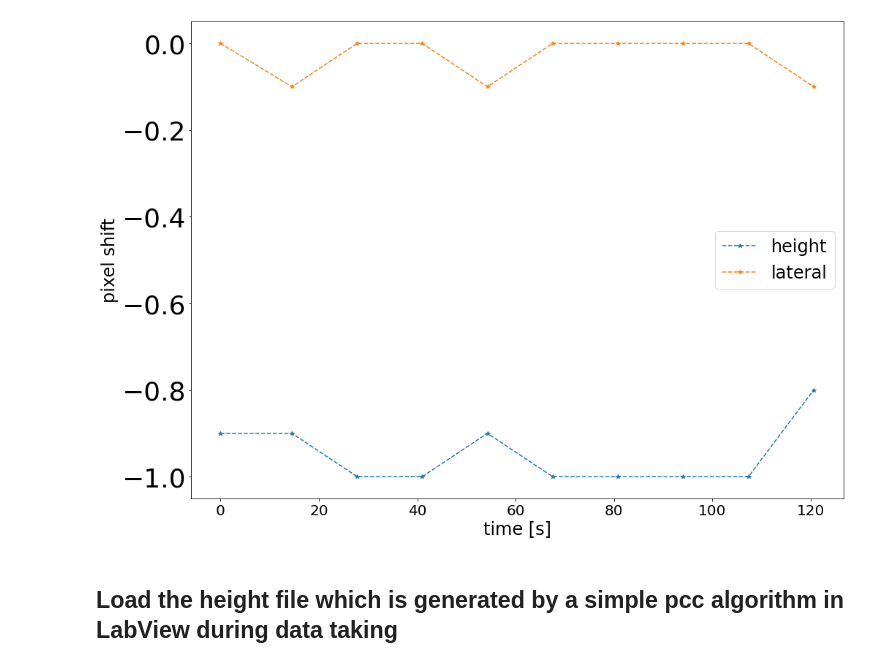
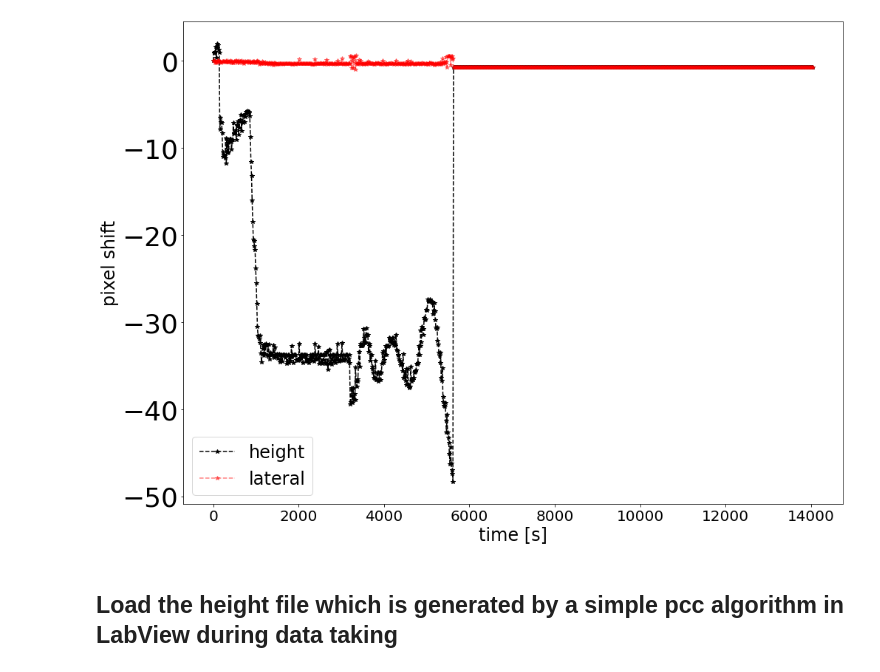
Before and after one commit to stanfordbeads/New_trap_code, a Jupyter notebook: Scripts/General_Height_Analysis_20210209.ipynb, the cells around one changed output. Cells and saved outputs as stored; diff of their text form; code cells hidden in the pictures.

```diff
--- a/Scripts/General_Height_Analysis_20210209.ipynb
+++ b/Scripts/General_Height_Analysis_20210209.ipynb
@@ -7,31 +7,31 @@ plt.rcParams['xtick.labelsize'] = "small"
 plt.rcParams['ytick.labelsize'] = 36
 # %%
 # just select the path
-dir_path = "/home/data_transfer/slowcontrol_data/ImageData/HeightData/20220509/Bead1/run/"
+dir_path = "/home/data_transfer/slowcontrol_data/ImageData/HeightData/20221018/20221018/run/"
 heightFromTxt=np.load(dir_path+"height_info.npy")
 lateralFromTxt=np.load(dir_path+"lateral_info.npy")
 timeFromTxt=np.load(dir_path+"time_info.npy")
 # %%
 # pandas data frame (not really necessary here but doesn't hurt either)
 
 df_new = pd.DataFrame()
 df_new["Height"]=heightFromTxt
 df_new["Lateral"]=lateralFromTxt
 
 df_new["Time"]=(timeFromTxt-timeFromTxt[0])
 # plot
 # span can be used to average the files
-plt.plot(df_new["Time"],df_new.Height.ewm(span=1,adjust=True).mean(),label="height",linestyle="dashed",marker="*")
-plt.plot(df_new["Time"],df_new.Lateral.ewm(span=1,adjust=True).mean(),label="lateral",linestyle="dashed",marker="*")
+plt.plot(df_new["Time"],df_new.Height.ewm(span=1,adjust=True).mean(),label="height",linestyle="dashed",marker="*",c="black")
+plt.plot(df_new["Time"],df_new.Lateral.ewm(span=1,adjust=True).mean(),label="lateral",linestyle="dashed",marker="*",c="red",alpha=0.5)
 
 plt.ylabel("pixel shift")
 plt.xlabel("time [s]")
 #plt.ylim(-15,15)
 #plt.xlim(0,900)
 plt.legend()
 plt.show()
 # %% [output]
-[figure, old version]
+[figure, new version]
 # %% [markdown]
 ## Load the height file which is generated by a simple pcc algorithm in LabView during data taking
 # %%
```
Also changed, not shown: parts of 11 cells of this notebook, 8 other files.
